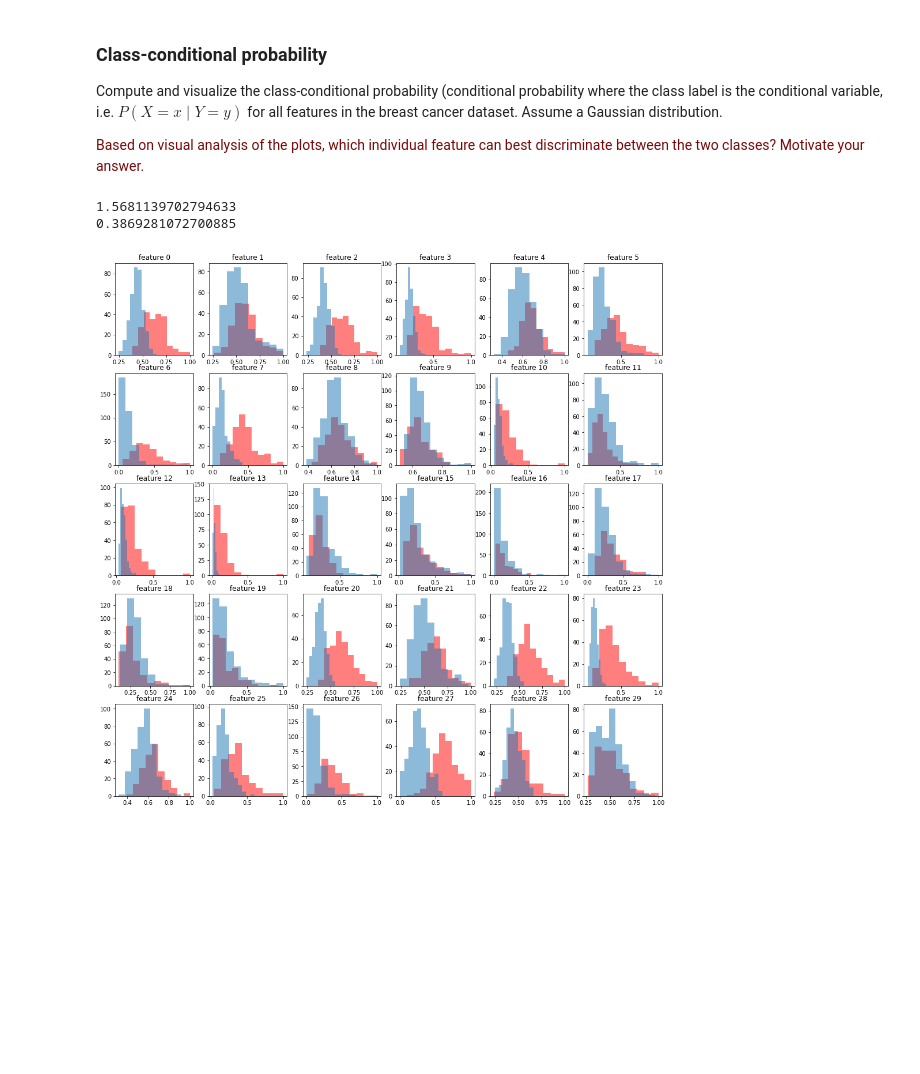
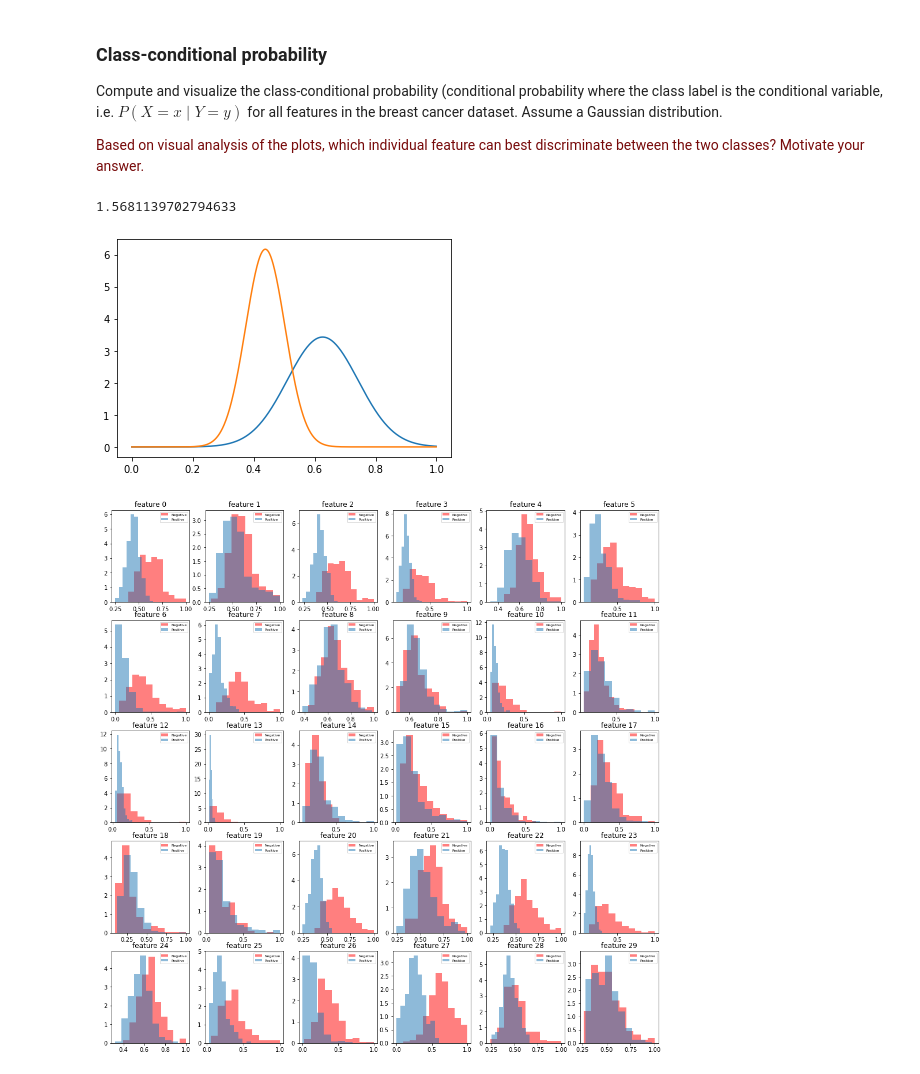
Before and after one commit to Djennifer/8dm50-machine-learning, a Jupyter notebook: practicals/week_1.ipynb, the cells around one changed output. Drawn from its saved outputs; the diff is of its cells as text; code cells hidden in the pictures; blank space fills up the shorter version.

```diff
--- a/practicals/week_1.ipynb
+++ b/practicals/week_1.ipynb
@@ -126,10 +126,10 @@ X_test = diabetes.data[300:, :]
 y_test = diabetes.target[300:, np.newaxis]
 
 beta = lsq(X_train, y_train)
-
+#ADD INTERCEPT
 # print the parameters
 print(beta)
-y_pred = np.inner(beta[:10].T, X_test).T
+y_pred = np.inner(beta[1:11].T, X_test).T + beta[0]
 mse = ((y_test - y_pred)**2).mean()
-print(mse)
+print("Mean Squared Error: "+ str(mse))
 # %% [output]
@@ -293,7 +295,7 @@ Compute and visualize the class-conditional probability (conditional probability
 <p><font color='#770a0a'>Based on visual analysis of the plots, which individual feature can best discriminate between the two classes? Motivate your answer.</font></p>
 # %%
 import math
-import scipy.stats
+from scipy.stats import norm
 
 x = breast_cancer.data[:, :]
 y = breast_cancer.target[:, np.newaxis]
@@ -312,38 +314,59 @@ x_pos = x[index_pos]
 
 mean_neg = []
 mean_pos = []
 std_neg = []
 std_pos = []
 mean = []
 std = []
 
 for i in range(x.shape[1]):
     mean_neg.append(np.mean(x_neg[:, i]))
     mean_pos.append(np.mean(x_pos[:, i]))
     std_neg.append(np.std(x_neg[:, i]))
     std_pos.append(np.std(x_pos[:, i]))
     mean.append(np.mean(x[:, i]))
     std.append(np.std(x[:, i]))
 
+def calculate_probability_test(class_label, y, feature):
+    if class_label == "positive":
+        prob = scipy.stats.norm(mean_neg[feature], std_neg[feature]).pdf(mean_neg[feature])/scipy.stats.norm(mean[feature], std[feature]).pdf(mean_neg[feature])
+    elif class_label == "negative":
+        prob = scipy.stats.norm(mean_pos[feature], std_pos[feature]).pdf(mean_pos[feature])/scipy.stats.norm(mean[feature], std[feature]).pdf(mean_neg[feature])
+    else:
+        NameError: print('Unknown class label')
+        raise
+    return prob
+
 def calculate_probability(x, mean, stdev):
     exponent = math.exp(-((x-mean)**2 / (2 * stdev**2 )))
     return (1 / (math.sqrt(2 * math.pi) * stdev)) * exponent
-#print(mean)
+
 print(scipy.stats.norm(mean_neg[23], std_neg[23]).pdf(mean_neg[23])/scipy.stats.norm(mean[23], std[23]).pdf(mean_neg[23]))
-print(mean_neg[23])
-#prob_neg_4 = calculate_probability(0.4, mean_neg[23], std_neg[23])/ calculate_probability(0.4, mean[23], std[23])
-#print(prob_neg_4)
+# Plot between -10 and 10 with .001 steps.
+x_axis = np.arange(0, 1, 0.001)
+# Mean = 0, SD = 2.
+plt.plot(x_axis, norm.pdf(x_axis,mean_neg[0],std_neg[0]))
+plt.plot(x_axis, norm.pdf(x_axis,mean_pos[0],std_pos[0]))
+plt.show()
+
+#x_neg = norm.pdf(mean_neg[0], std_neg[0])
+#x_pos = norm.pdf(mean_pos[0], std_pos[0])
+#print(x_neg)
+#plt.plot(x_neg)
+#plt.plot(x_pos)
+#plt.show()
 fig, ax = plt.subplots(5,6, figsize=(17,17))
 c = 0
 for j in range(5):
     for i in range(6):
-        ax[j, i].hist(x_neg[:, c], color = 'r',alpha = 0.5)
-        ax[j, i].hist(x_pos[:, c], alpha = 0.5)
+        ax[j, i].hist(x_neg[:, c], color = 'r',alpha = 0.5, label = "Negative", density = True)
+        ax[j, i].hist(x_pos[:, c], alpha = 0.5, label = "Positive", density = True)
         ax[j, i].set_title('feature ' + str(c))
+        ax[j, i].legend(prop={'size': 6})
         c += 1
 
 #Compute
 # %% [output]
 1.5681139702794633
-0.3869281072700885
-[figure, old version]
+[figure, new version]
+[figure, added]
```
Also changed, not shown: parts of 2 cells of this notebook.
